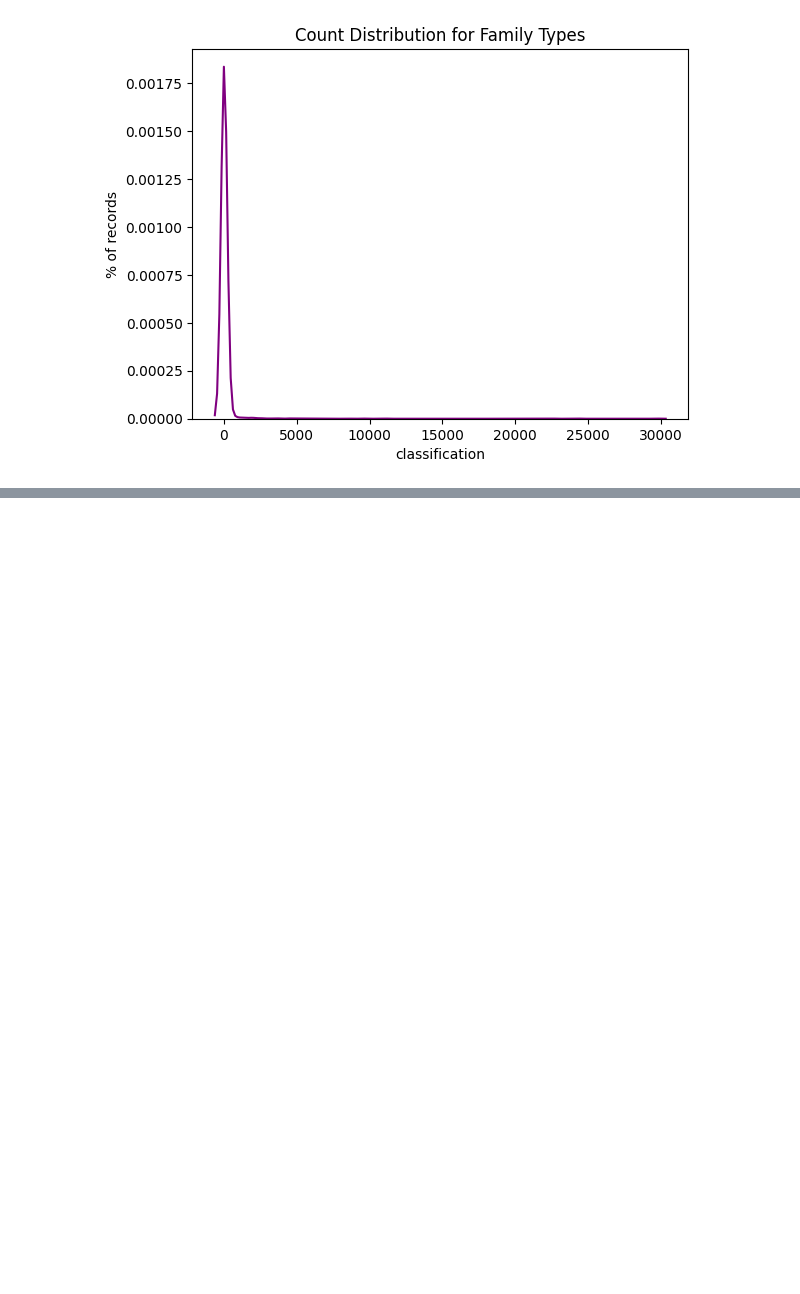
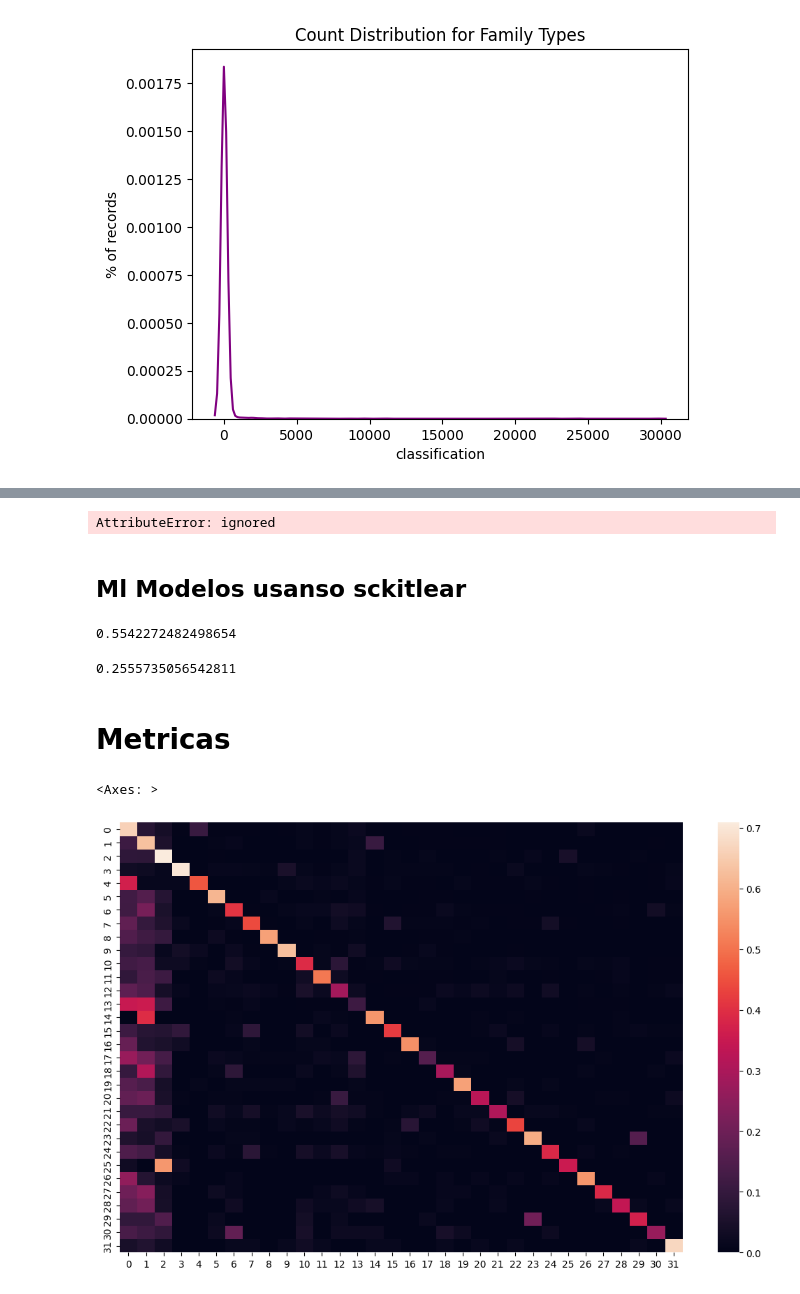
Before and after one commit to Vagarh/University-specialization-in-analytics-and-big-data-IU-DIGITAL, a Jupyter notebook: ML_Prediccion_Protein_Family.ipynb, the cells around one changed output, grey strips where cells are left out. Cells and saved outputs as stored; diff of their text form; code cells hidden in the pictures; blank space fills up the shorter version.

```diff
--- a/ML_Prediccion_Protein_Family.ipynb
+++ b/ML_Prediccion_Protein_Family.ipynb
@@ -235,0 +304,2 @@ https://gist.github.com/mwaskom/de44147ed2974457ad6372750bbe5751
+# %%
+data["3mers"] = data.sequence.apply(char_grams)
@@ -235,0 +318,63 @@ https://gist.github.com/mwaskom/de44147ed2974457ad6372750bbe5751
+# %%
+# 3). ----- Train Test Split -----
+
+# Split Data
+X_train, X_test,y_train,y_test = train_test_split(data['sequence'], data['classification'], test_size = 0.2, random_state = 1)
+
+# Create a Count Vectorizer to gather the unique elements in sequence
+vect = CountVectorizer(analyzer = 'char_wb', ngram_range = (4,4))
+
+# Fit and Transform CountVectorizer
+vect.fit(X_train)
+X_train_df = vect.transform(X_train)
+X_test_df = vect.transform(X_test)
+
+#Print a few of the features
+print(vect.get_feature_names()[-20:])
+# %% [output]
+AttributeError: ignored
+# %% [markdown]
+## Ml Modelos usanso sckitlear
+# %%
+# 4). ------ Machine Learning Models ------
+
+# Make a prediction dictionary to store accuracys
+prediction = dict()
+
+# Naive Bayes Model
+from sklearn.naive_bayes import MultinomialNB
+model = MultinomialNB()
+model.fit(X_train_df, y_train)
+NB_pred = model.predict(X_test_df)
+prediction["MultinomialNB"] = accuracy_score(NB_pred, y_test)
+print( prediction['MultinomialNB'])
+# %% [output]
+0.5542272482498654
+# %%
+# Adaboost
+from sklearn.ensemble import AdaBoostClassifier
+model = AdaBoostClassifier()
+model.fit(X_train_df,y_train)
+ADA_pred = model.predict(X_test_df)
+prediction["Adaboost"] = accuracy_score(ADA_pred , y_test)
+print(prediction["Adaboost"])
+# %% [output]
+0.2555735056542811
+# %% [markdown]
+# Metricas
+# %%
+# 5). ----- Plot Confusion Matrix for NB -----
+
+# Plot confusion matrix
+conf_mat = confusion_matrix(y_test, NB_pred, labels = types)
+
+#Normalize confusion_matrix
+conf_mat = conf_mat.astype('float')/ conf_mat.sum(axis=1)[:, np.newaxis]
+
+# Plot Heat Map
+fig , ax = plt.subplots()
+fig.set_size_inches(13, 8)
+sns.heatmap(conf_mat)
+# %% [output]
+<Axes: >
+[figure, added]
```
Also changed, not shown: parts of 12 cells of this notebook.
